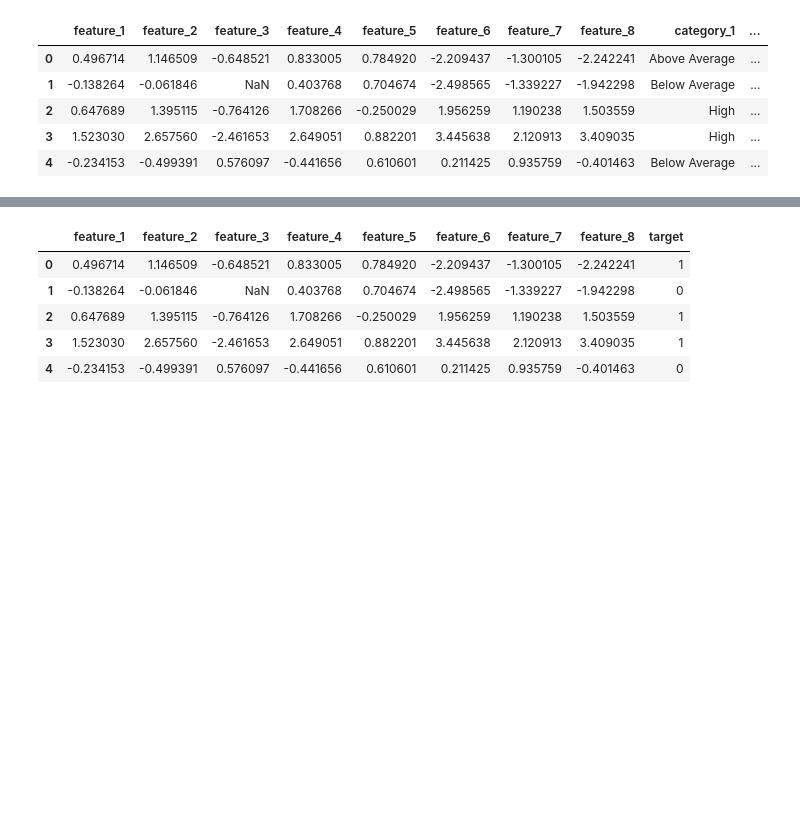
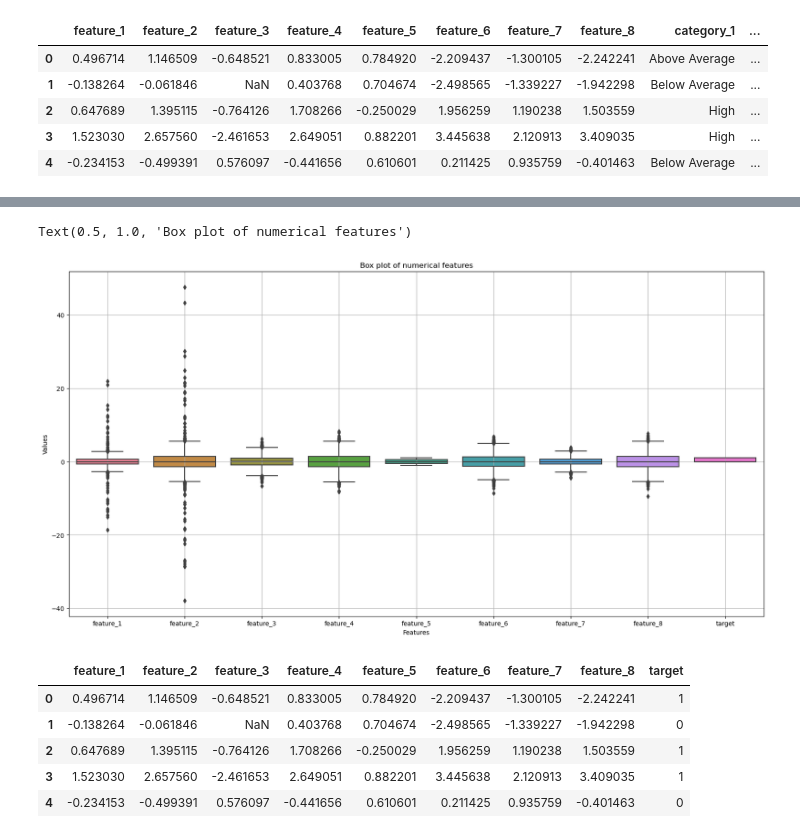
Before and after one commit to Montasir00/Ml_final_project, a Jupyter notebook: Final_Project.ipynb, the cells around one changed output, grey strips where cells are left out. Drawn from its saved outputs; the diff is of its cells as text; code cells hidden in the pictures; blank space fills up the shorter version.

```diff
--- a/Final_Project.ipynb
+++ b/Final_Project.ipynb
@@ -15,5 +22,5 @@ import seaborn as sns
 # %%
-df = pd.read_csv('/content/final_project_dataset_complete.csv')
+df = pd.read_csv('final_project_dataset_complete.csv', index_col = False)
 df
 # %% [output]
 |  | feature_1 | feature_2 | feature_3 | feature_4 | feature_5 | feature_6 | feature_7 | feature_8 | category_1 | ... |
@@ -75,0 +128,14 @@ numeric_df = df.select_dtypes(include=['float64', 'int64'])
+# %%
+# Visualize the distribution of numerical features in the DataFrame using boxplot
+plt.figure(figsize =(20, 10))
+sns.boxplot(data = df, palette="husl")
+# Add gridlines to the plot
+plt.grid(True)
+
+# Add labels and title
+plt.xlabel("Features")
+plt.ylabel("Values")
+plt.title('Box plot of numerical features')
+# %% [output]
+Text(0.5, 1.0, 'Box plot of numerical features')
+[figure, added]
```
Also changed, not shown: parts of 28 cells of this notebook, 1 other file.
